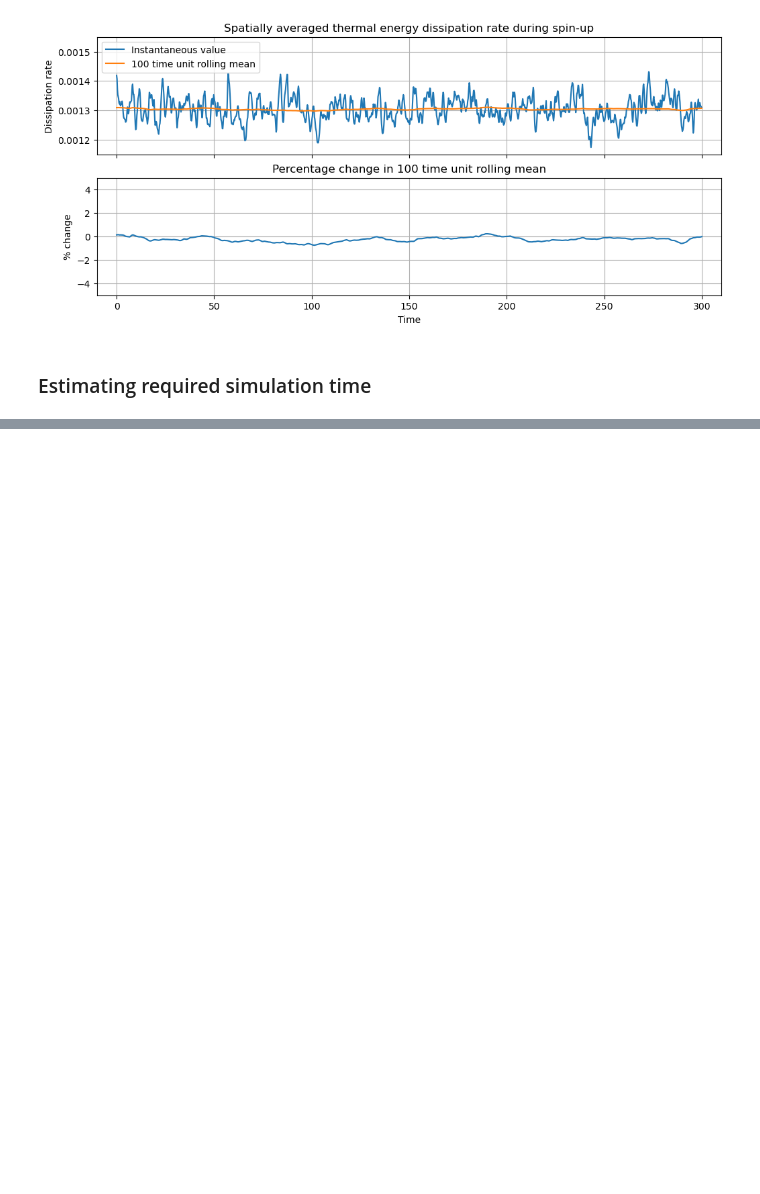
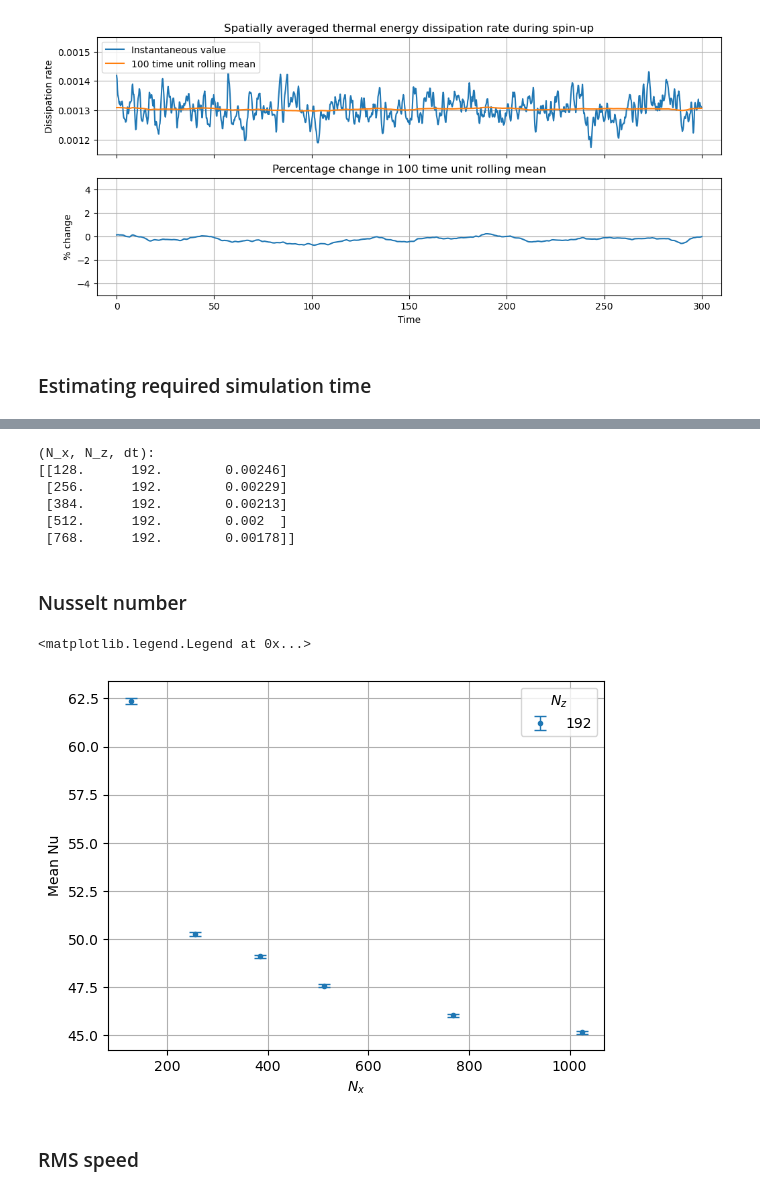
Before and after one commit to tschanzer/honours-project, a Jupyter notebook: notebooks/control.ipynb, the cells around one changed output, grey strips where cells are left out. Drawn from its saved outputs; the diff is of its cells as text; code cells hidden in the pictures; blank space fills up the shorter version.

Commit message:
Add control tests

```diff
--- a/notebooks/control.ipynb
+++ b/notebooks/control.ipynb
@@ -179,0 +189,74 @@ fig.tight_layout()
+# %%
+nx0 = 1024
+nz0 = 192
+dt0 = 1.6e-3
+dt_save = 0.2
+max_writes0 = 200
+aspect = 8
+
+nx = np.array([128, 256, 384, 512, 768])
+nz = np.array([192])
+nx, nz = np.meshgrid(nx, nz)
+dt = (nx0/aspect + nz0)/(nx/aspect + nz)*dt0
+dt = np.round(dt, 5)
+save = np.int32(np.round(dt_save/dt, 0))
+max_writes = np.int32(max_writes0/((nx/nx0)*(nz/nz0)))//100*100
+
+print('(N_x, N_z, dt):')
+with np.printoptions(suppress=True):
+    print(np.array(list(zip(nx.flat, nz.flat, dt.flat))))
+# %% [output]
+(N_x, N_z, dt):
+[[128.      192.        0.00246]
+ [256.      192.        0.00229]
+ [384.      192.        0.00213]
+ [512.      192.        0.002  ]
+ [768.      192.        0.00178]]
+# %%
+rayleigh = 1e9
+prandtl = 1
+
+data = {}
+nx_list = [128, 256, 384, 512, 768, 1024]
+nz_list = [192]
+for nx in nx_list:
+    for nz in nz_list:
+        name = f'{nx}_{nz}/*.nc'
+        ds = xr.open_mfdataset(
+            f'../data/control/{name}', chunks={'t': 'auto', 'x': -1, 'z': -1})
+        data[(nx, nz)] = ds.isel(t=(ds.t >= 25))
+# %% [markdown]
+### Nusselt number
+# %%
+nusselt = {}
+for nx, nz in data.keys():
+    nu = stats.nusselt_number(data[(nx, nz)], rayleigh, prandtl)
+    nusselt[(nx, nz)] = nu.compute()
+# %%
+mean_nusselt = xr.DataArray(
+    coords={'nx': nx_list, 'nz': nz_list},
+    dims=['nx', 'nz'],
+)
+delta_nusselt = mean_nusselt.copy()
+for nx, nz in data.keys():
+    mean_nusselt.loc[{'nx': nx, 'nz': nz}] = nusselt[nx, nz].mean('t')
+    running_mean = stats.reverse_running_mean(nusselt[nx, nz], 't')
+    delta = running_mean[running_mean.t.max() - running_mean.t <= 100].std()
+    delta_nusselt.loc[{'nx': nx, 'nz': nz}] = delta
+# %%
+fig, ax = plt.subplots()
+ax.errorbar(
+    mean_nusselt.nx, mean_nusselt.sel(nz=192).data,
+    yerr=delta_nusselt.sel(nz=192).data, capsize=4, elinewidth=1,
+    marker='.', linestyle='', label='192')
+ax.grid()
+ax.set(
+    xlabel='$N_x$',
+    ylabel='Mean Nu',
+)
+ax.legend(title='$N_z$')
+# %% [output]
+<matplotlib.legend.Legend at 0x...>
+[figure, added]
+# %% [markdown]
+### RMS speed
```
Also changed, not shown: parts of 17 cells of this notebook.
